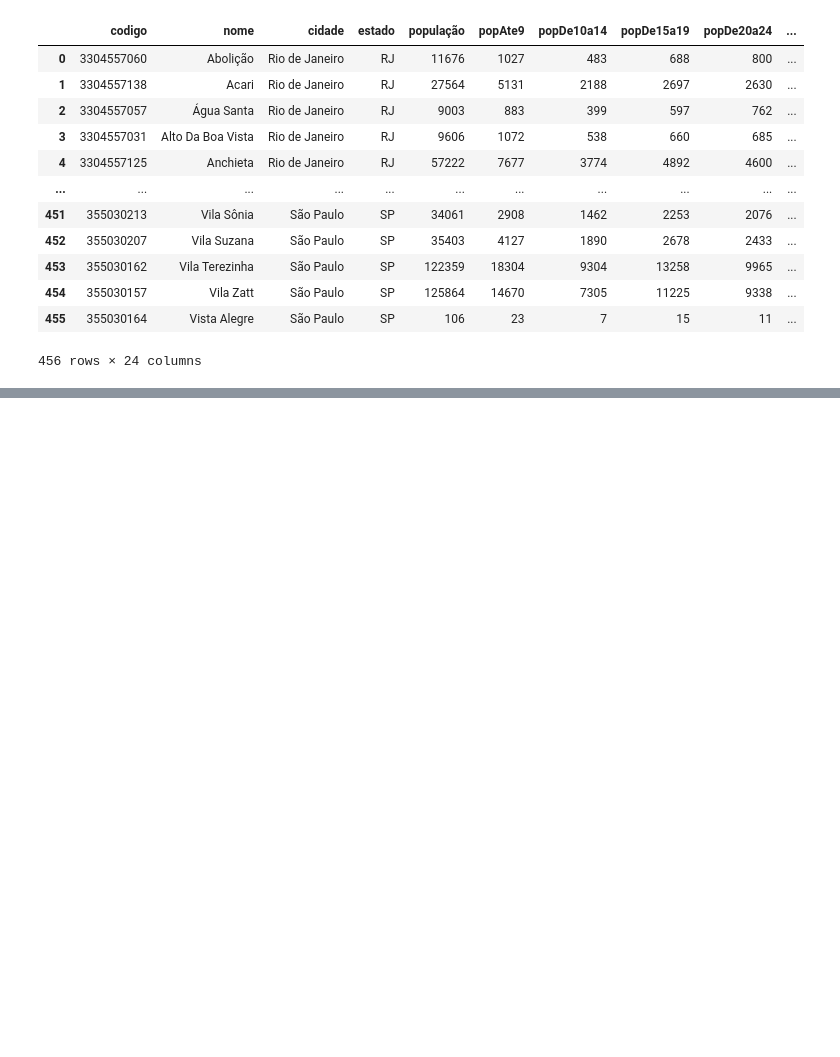
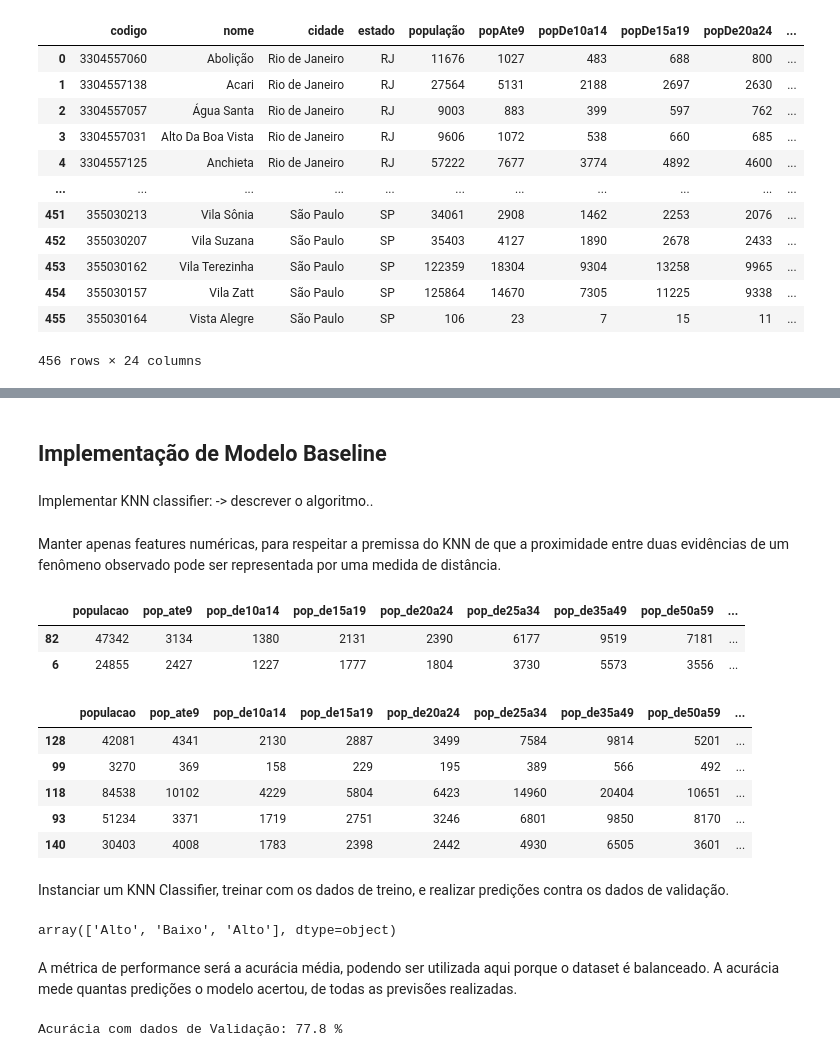
Before and after one commit to nortonvanz/Food-Business-Expansion, a Jupyter notebook: notebooks/ciclo1.ipynb, the cells around one changed output, grey strips where cells are left out. Saved outputs shown, nothing was run; the diff lists cells and outputs as text; code cells hidden in the pictures; blank space fills up the shorter version.

Commit message:
análises preliminares 1 e 2 realizadas

```diff
--- a/notebooks/ciclo1.ipynb
+++ b/notebooks/ciclo1.ipynb
@@ -81,0 +391,3 @@ df_raw
+# %%
+X2 = df_rj.drop(["codigo","potencial"], axis=1)
+X2.head(2)
@@ -81,0 +411,2 @@ df_raw
+# %%
+X2_train, X2_test, y2_train, y2_test = train_test_split(X2, y2, random_state=0, test_size=0.15, stratify=y2)
@@ -81,0 +425,2 @@ df_raw
+# %%
+X2_train, X2_val, y2_train, y2_val = train_test_split(X2_train, y2_train, random_state=0, test_size=0.15, stratify=y2_train)
@@ -81,0 +437,25 @@ df_raw
+# %% [markdown]
+## Implementação de Modelo Baseline
+# %% [markdown]
+Implementar KNN classifier:    -> descrever o algoritmo..
+# %% [markdown]
+Manter apenas features numéricas, para respeitar a premissa do KNN de que a proximidade entre duas evidências de um fenômeno observado pode ser representada por uma medida de distância.
+# %%
+X2_train = X2_train.select_dtypes(include=['int64', 'float64'])
+X2_val = X2_val.select_dtypes(include=['int64', 'float64'])
+X2_train.head(2)
+# %% [output]
+|  | populacao | pop_ate9 | pop_de10a14 | pop_de15a19 | pop_de20a24 | pop_de25a34 | pop_de35a49 | pop_de50a59 | ... |
+| 82 | 47342 | 3134 | 1380 | 2131 | 2390 | 6177 | 9519 | 7181 | ... |
+| 6 | 24855 | 2427 | 1227 | 1777 | 1804 | 3730 | 5573 | 3556 | ... |
+# %%
+X2_val.head()
+# %% [output]
+|  | populacao | pop_ate9 | pop_de10a14 | pop_de15a19 | pop_de20a24 | pop_de25a34 | pop_de35a49 | pop_de50a59 | ... |
+| 128 | 42081 | 4341 | 2130 | 2887 | 3499 | 7584 | 9814 | 5201 | ... |
+| 99 | 3270 | 369 | 158 | 229 | 195 | 389 | 566 | 492 | ... |
+| 118 | 84538 | 10102 | 4229 | 5804 | 6423 | 14960 | 20404 | 10651 | ... |
+| 93 | 51234 | 3371 | 1719 | 2751 | 3246 | 6801 | 9850 | 8170 | ... |
+| 140 | 30403 | 4008 | 1783 | 2398 | 2442 | 4930 | 6505 | 3601 | ... |
+# %% [markdown]
+Instanciar um KNN Classifier, treinar com os dados de treino, e realizar predições contra os dados de validação.
@@ -81,0 +466,12 @@ df_raw
+# %%
+knn_cla_yhat[:3]
+# %% [output]
+array(['Alto', 'Baixo', 'Alto'], dtype=object)
+# %% [markdown]
+A métrica de performance será a acurácia média, podendo ser utilizada aqui porque o dataset é balanceado.
+A acurácia mede quantas predições o modelo acertou, de todas as previsões realizadas.
+# %%
+print(f"Acurácia com dados de Validação: {round(knn_cla.score(X2_val, y2_val) ,3 )*100 } %")
+#Here, the score is 0.83, which indicates a relatively good model fit.
+# %% [output]
+Acurácia com dados de Validação: 77.8 %
```
Also changed, not shown: parts of 74 cells of this notebook.
